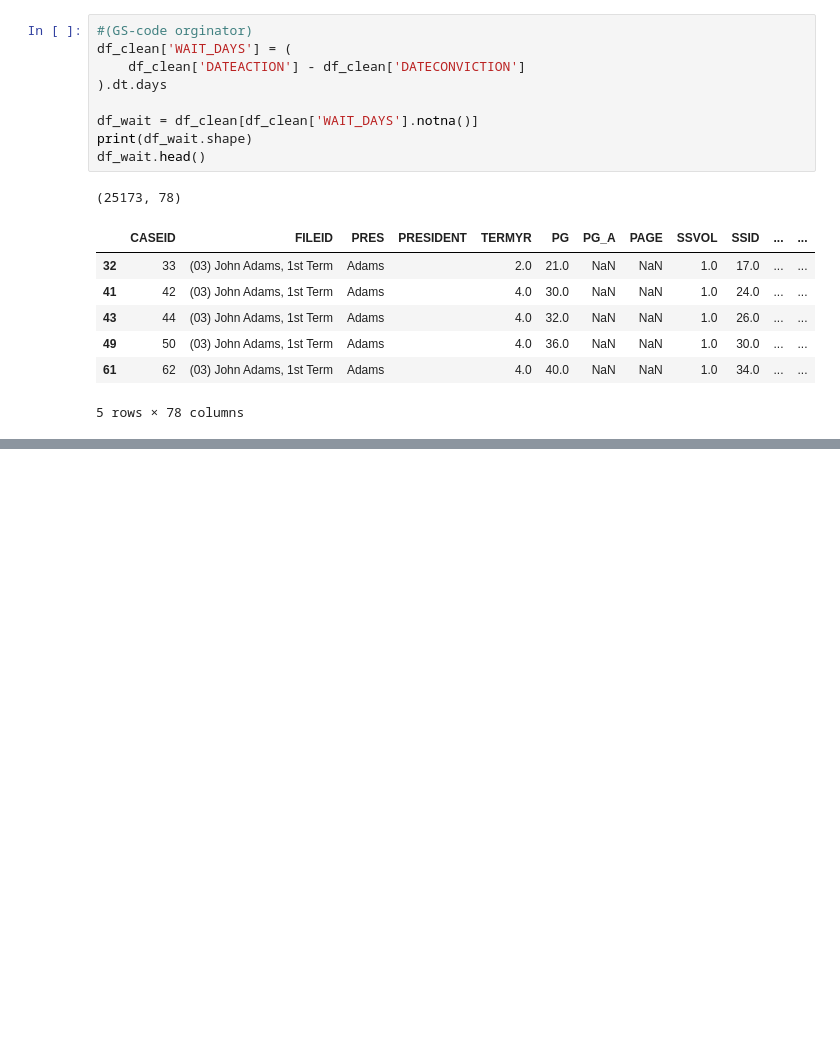
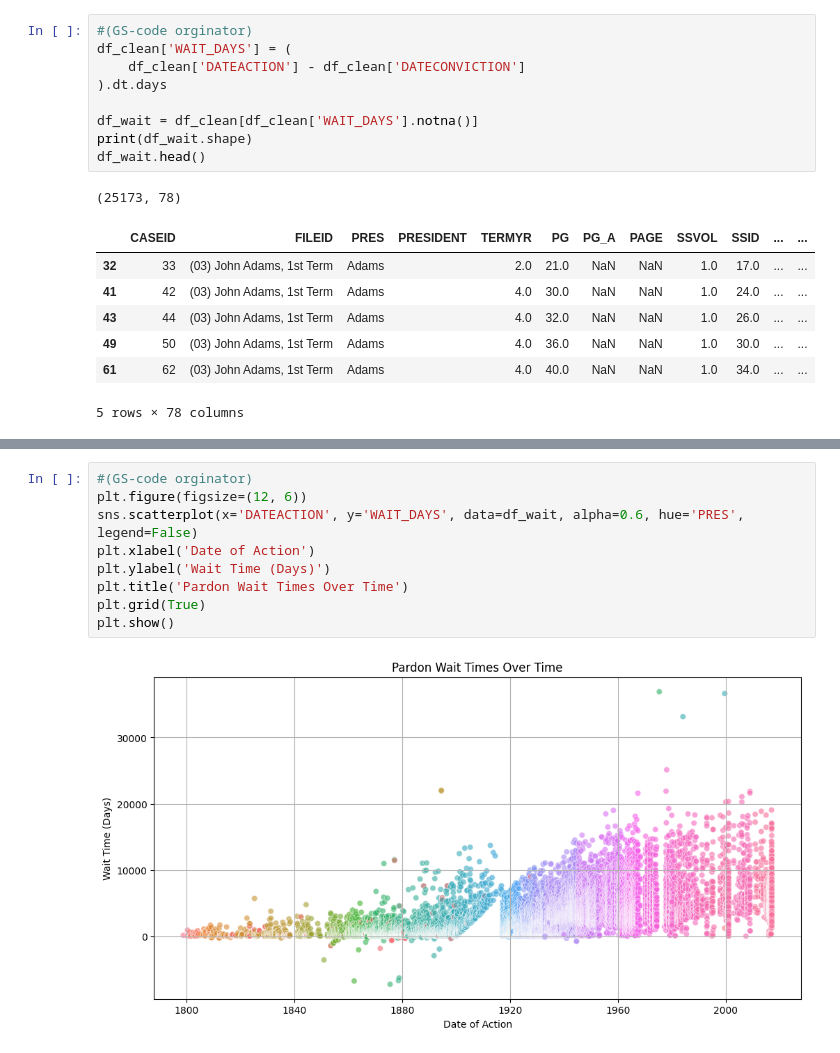
Before and after one commit to GraceSchmidt1/Group2_US_Pardons, a Jupyter notebook: US_Pardons_EDA.ipynb, the cells around one changed output, grey strips where cells are left out. Drawn from its saved outputs; the diff is of its cells as text; blank space fills up the shorter version.

```diff
--- a/US_Pardons_EDA.ipynb
+++ b/US_Pardons_EDA.ipynb
@@ -316,0 +350,11 @@ df_wait.head()
+# %%
+#(GS-code orginator)
+plt.figure(figsize=(12, 6))
+sns.scatterplot(x='DATEACTION', y='WAIT_DAYS', data=df_wait, alpha=0.6, hue='PRES', legend=False)
+plt.xlabel('Date of Action')
+plt.ylabel('Wait Time (Days)')
+plt.title('Pardon Wait Times Over Time')
+plt.grid(True)
+plt.show()
+# %% [output]
+[figure, added]
```
Also changed, not shown: parts of 33 cells of this notebook.
